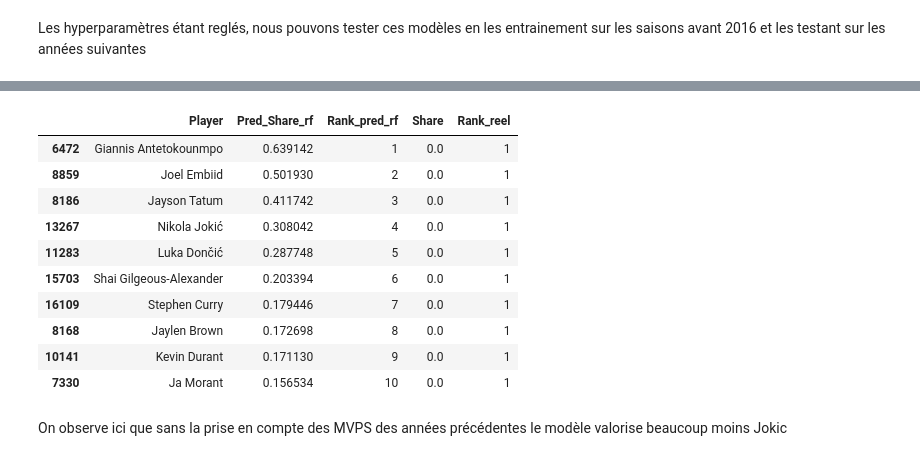
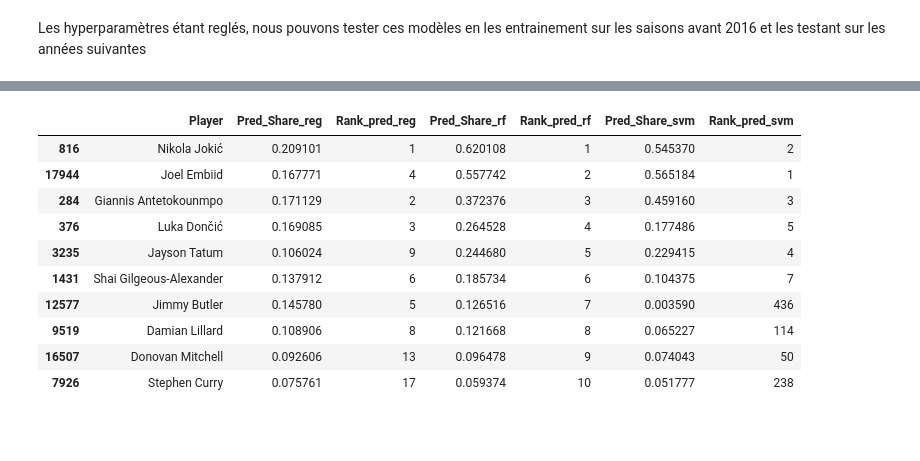
Before and after one commit to MartinErwan/ML_NBA_MVP_Prediction, a Jupyter notebook: PFE_Prediction.ipynb, the cells around one changed output, grey strips where cells are left out. Drawn from its saved outputs; the diff is of its cells as text; code cells hidden in the pictures; blank space fills up the shorter version.

```diff
--- a/PFE_Prediction.ipynb
+++ b/PFE_Prediction.ipynb
@@ -602,7 +472,7 @@ bp_rf = best_param(rf,para_grids_randomForest,2022)
 # %% [markdown]
 Les hyperparamètres étant reglés, nous pouvons tester ces modèles en les entrainement sur les saisons avant 2016 et les testant sur les années suivantes
 # %%
-d = {"reg" : LinearRegression(),"rf" : RandomForestRegressor(max_features = 'log2', n_estimators = 500)}
+d = {"reg" : LinearRegression(),"rf" : RandomForestRegressor(max_features = 'log2', n_estimators = 500),"svm" : SVR(C = 10, gamma= 'scale', kernel= 'rbf')}
 models,DF_year,model_performance = prediction(DF,d)
 # %% [output]
                   Player  Pred_Share_reg  Rank_pred_reg  Pred_Share_rf  \
@@ -695,3 +565,0 @@ Les 2 modèles semblent équivalent en ce qui concerne la prédiction de la prem
-# %%
-d = {"rf" : RandomForestRegressor(max_features = 'log2', n_estimators = 500)}
-output = prediction(DF,d,cv="False",year = 2022)
@@ -746,5 +566,4 @@ FI
 # %%
-selected_features = FI["Variable"].iloc[:20]
-d2 = {"rf" : RandomForestRegressor(max_features = 'log2', n_estimators = 500)}
-output2 = prediction(DF,d2,selected_features=selected_features,cv="False",year = 2022)
+selected_features = Fi["Variable"].iloc[:20]
+output2 = prediction(DF,d,selected_features=selected_features)
 # %% [output]
@@ -860,6 +756,4 @@ Les variables que nous avons rajouté avaient pour but d'atténuer ce phénomèn
 # %%
-selected_features4 = selected_features3.drop(["MVP_Y-1","MVP_Y-1_Y-2"])
-d6 = {"rf" : RandomForestRegressor(max_features = 'log2', n_estimators = 500)}
-output6 = prediction(DF,d6,selected_features=selected_features4,cv="False",year = 2023)
+output6 = prediction(DF,d,selected_features=selected_features,cv="False",year = 2023)
 # %% [output]
 Nombre de convoqués MVP : 0
@@ -877,18 +760,16 @@ Nombre de convoqués MVP : 0
 Année TEST : 2023 ERROR RANK: nan
 # %%
-output6[2].sort_values(["Pred_Share_rf"],ascending=False).head(10)
+output6[2].sort_values(["Pred_Share_rf"],ascending=False).head(10).iloc[:, :-2]
 # %% [output]
-|  | Player | Pred_Share_rf | Rank_pred_rf | Share | Rank_reel |
-| 6472 | Giannis Antetokounmpo | 0.639142 | 1 | 0.0 | 1 |
-| 8859 | Joel Embiid | 0.501930 | 2 | 0.0 | 1 |
-| 8186 | Jayson Tatum | 0.411742 | 3 | 0.0 | 1 |
-| 13267 | Nikola Jokić | 0.308042 | 4 | 0.0 | 1 |
-| 11283 | Luka Dončić | 0.287748 | 5 | 0.0 | 1 |
-| 15703 | Shai Gilgeous-Alexander | 0.203394 | 6 | 0.0 | 1 |
-| 16109 | Stephen Curry | 0.179446 | 7 | 0.0 | 1 |
-| 8168 | Jaylen Brown | 0.172698 | 8 | 0.0 | 1 |
-| 10141 | Kevin Durant | 0.171130 | 9 | 0.0 | 1 |
-| 7330 | Ja Morant | 0.156534 | 10 | 0.0 | 1 |
+|  | Player | Pred_Share_reg | Rank_pred_reg | Pred_Share_rf | Rank_pred_rf | Pred_Share_svm | Rank_pred_svm |
+| 816 | Nikola Jokić | 0.209101 | 1 | 0.620108 | 1 | 0.545370 | 2 |
+| 17944 | Joel Embiid | 0.167771 | 4 | 0.557742 | 2 | 0.565184 | 1 |
+| 284 | Giannis Antetokounmpo | 0.171129 | 2 | 0.372376 | 3 | 0.459160 | 3 |
+| 376 | Luka Dončić | 0.169085 | 3 | 0.264528 | 4 | 0.177486 | 5 |
+| 3235 | Jayson Tatum | 0.106024 | 9 | 0.244680 | 5 | 0.229415 | 4 |
+| 1431 | Shai Gilgeous-Alexander | 0.137912 | 6 | 0.185734 | 6 | 0.104375 | 7 |
+| 12577 | Jimmy Butler | 0.145780 | 5 | 0.126516 | 7 | 0.003590 | 436 |
+| 9519 | Damian Lillard | 0.108906 | 8 | 0.121668 | 8 | 0.065227 | 114 |
+| 16507 | Donovan Mitchell | 0.092606 | 13 | 0.096478 | 9 | 0.074043 | 50 |
+| 7926 | Stephen Curry | 0.075761 | 17 | 0.059374 | 10 | 0.051777 | 238 |
-# %% [markdown]
-On observe ici que sans la prise en compte des MVPS des années précédentes le modèle valorise beaucoup moins Jokic
 # %%
```
Also changed, not shown: parts of 78 cells of this notebook, 55 other files.
